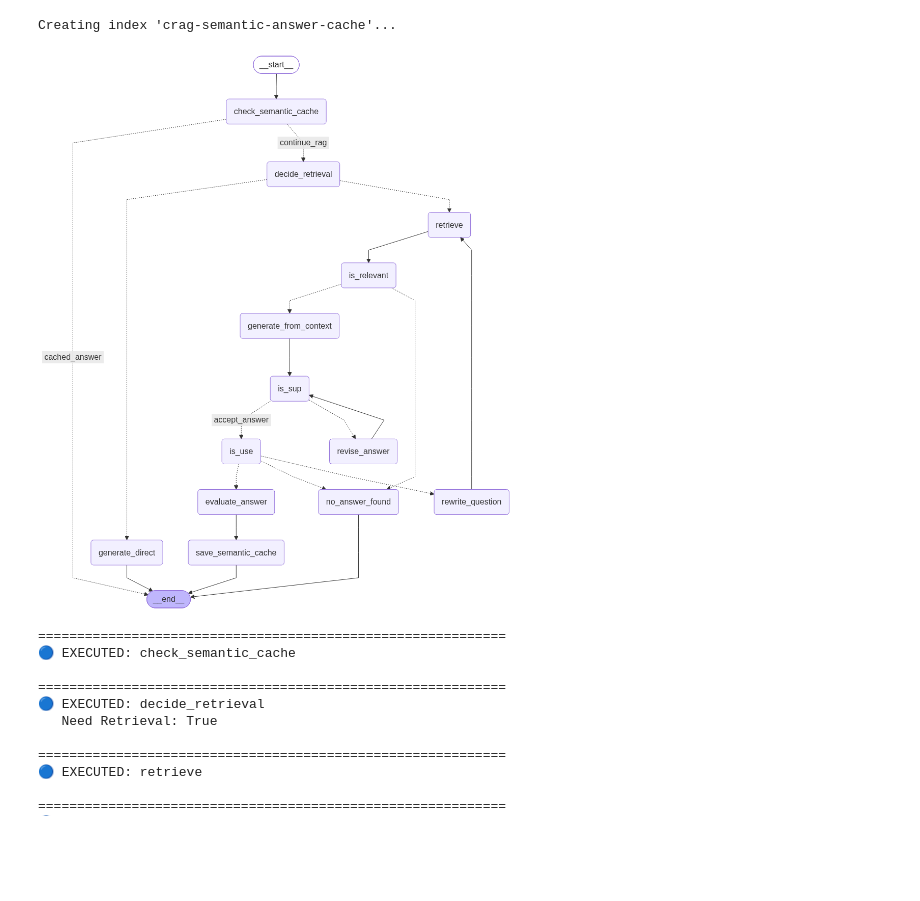
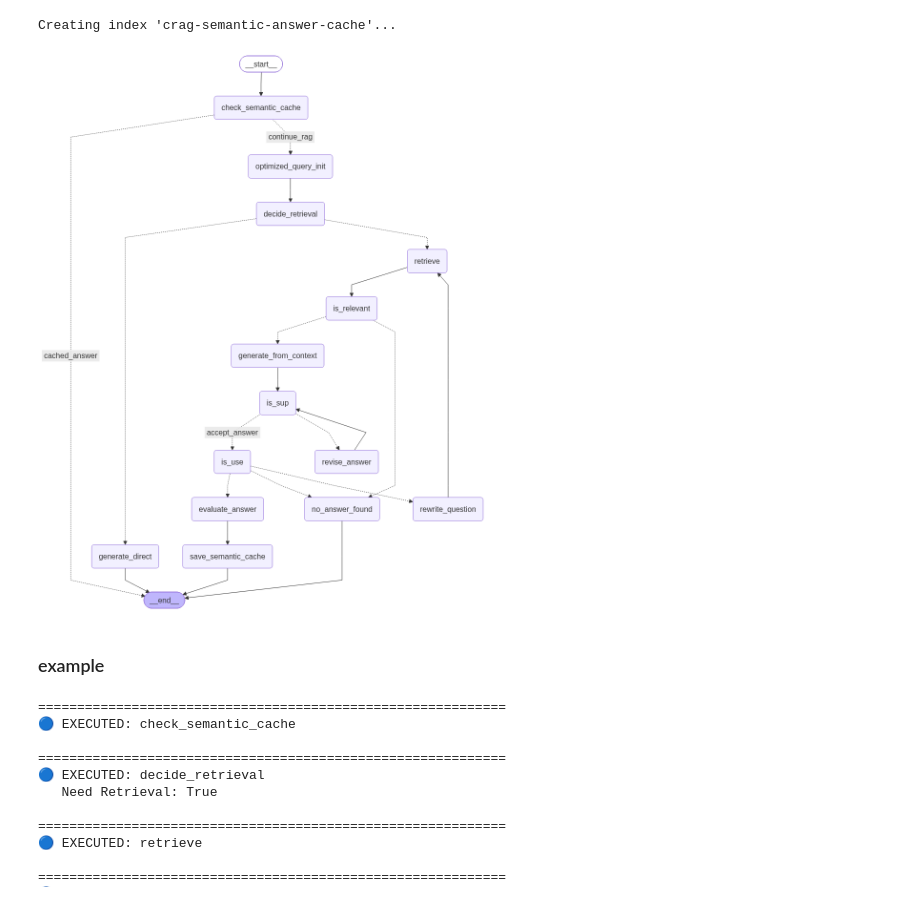
Before and after one commit to Ahmed2797/self-corrective-rag-langgraph, a Jupyter notebook: experiment.ipynb, the cells around one changed output. Saved outputs shown, nothing was run; the diff lists cells and outputs as text; code cells hidden in the pictures; blank space fills up the shorter version.

```diff
--- a/experiment.ipynb
+++ b/experiment.ipynb
@@ -39,6 +49,11 @@ class State(TypedDict):
     original_question: str
 
     question: str
+
+    optimized_query :str
+    keywords: List[str]
+    entities: List[str]
+
     need_retrieval: bool
 
     docs: List[Document]
@@ -543,6 +649,7 @@ def graph():
     # --------------------
     # Nodes
     # --------------------
+    g.add_node("optimized_query_init", optimizer_retrieval_node)
     g.add_node("decide_retrieval", decide_retrieval)
     g.add_node("generate_direct", generate_direct)
     g.add_node("retrieve", retrieve)
@@ -569,9 +676,10 @@ def graph():
     # Edges
     # --------------------
     g.add_edge(START, "decide_retrieval")
+    g.add_edge("decide_retrieval", "optimized_query_init")
 
     g.add_conditional_edges(
-        "decide_retrieval",
+        "optimized_query_init",
         route_after_decide,
         {"generate_direct": "generate_direct", "retrieve": "retrieve"},
     )
@@ -803,6 +911,7 @@ def graph():
     # --------------------
     g.add_node("check_semantic_cache",check_semantic_cache)
     g.add_node("decide_retrieval", decide_retrieval)
+    g.add_node("optimized_query_init", optimizer_retrieval_node)
     g.add_node("generate_direct", generate_direct)
     g.add_node("retrieve", retrieve)
 
@@ -835,9 +944,10 @@ def graph():
     route_after_cache,
     {
         "cached_answer": END,
-        "continue_rag": "decide_retrieval",
+        "continue_rag": "optimized_query_init",
     }
     )
+    g.add_edge("optimized_query_init","decide_retrieval")
 
     g.add_conditional_edges(
         "decide_retrieval",
@@ -881,34 +991,36 @@ def graph():
     # IsUSE routing
     #   - useful -> evaluate_answer
     #   - not_useful -> rewrite_question -> retrieve (try again)
     #   - give up -> no_answer_found -> END
     # --------------------
     g.add_conditional_edges(
         "is_use",
         route_after_isuse,
         {
             "evaluate_answer": "evaluate_answer",
             # "END": END,
             "rewrite_question": "rewrite_question",
             "no_answer_found": "no_answer_found",
         },
     )
 
     # rewrite -> retrieve -> relevance -> ...
     g.add_edge("rewrite_question", "retrieve")
     # g.add_edge("evaluate_answer", END)
     g.add_edge("evaluate_answer","save_semantic_cache")
 
     g.add_edge("save_semantic_cache",END)
 
     app = g.compile()
 
     return app
 
 app = graph()
 app
 # %% [output]
-[figure, old version]
+[figure, new version]
+# %% [markdown]
+### example
 # %%
 for event in app.stream({"question": "Who is Tanvir?"},stream_mode="updates"):
 
```
Also changed, not shown: parts of 6 cells of this notebook.
